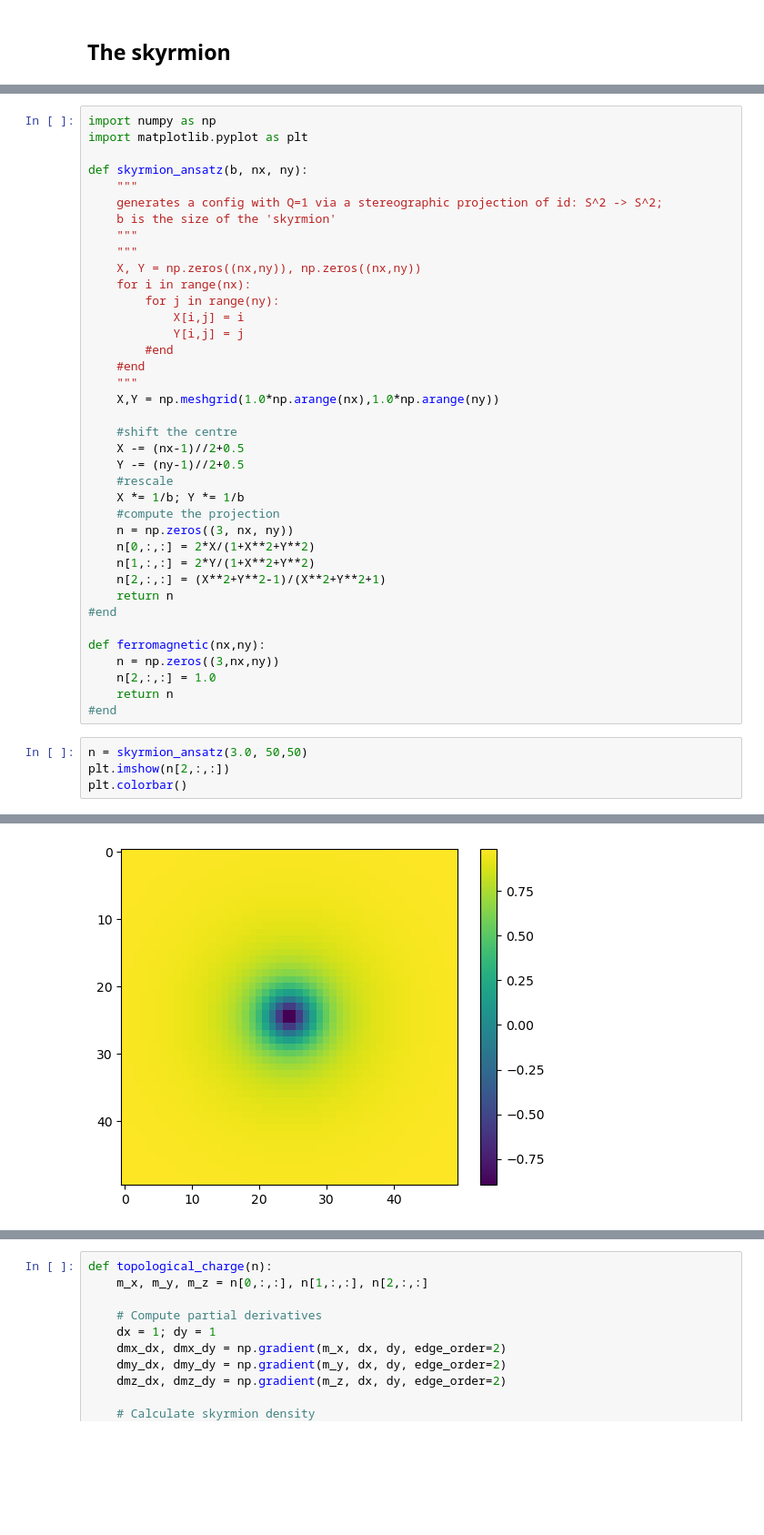
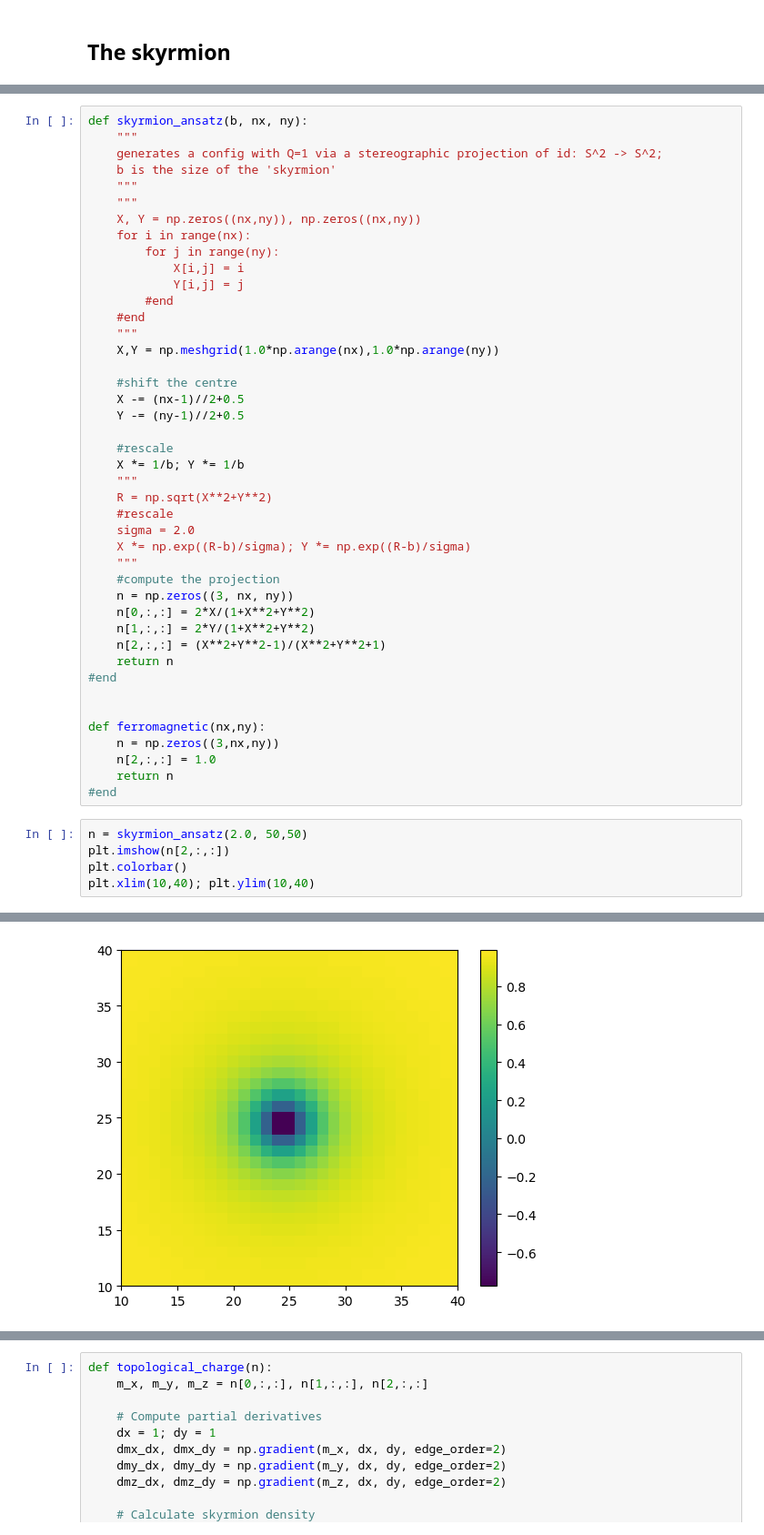
Before and after one commit to jan-chelmecki/skyrmion-tunnelling, a Jupyter notebook: instanton.ipynb, the cells around one changed output, grey strips where cells are left out. Shown at 91% size. Cells and saved outputs as stored; diff of their text form; blank space fills up the shorter version.

```diff
--- a/instanton.ipynb
+++ b/instanton.ipynb
@@ -5,7 +60,4 @@
 # %%
-import numpy as np
-import matplotlib.pyplot as plt
-
 def skyrmion_ansatz(b, nx, ny):
     """
     generates a config with Q=1 via a stereographic projection of id: S^2 -> S^2;
@@ -25,8 +77,15 @@ def skyrmion_ansatz(b, nx, ny):
     #shift the centre
     X -= (nx-1)//2+0.5
     Y -= (ny-1)//2+0.5
+
     #rescale
     X *= 1/b; Y *= 1/b
+    """
+    R = np.sqrt(X**2+Y**2)
+    #rescale
+    sigma = 2.0
+    X *= np.exp((R-b)/sigma); Y *= np.exp((R-b)/sigma)
+    """
     #compute the projection
     n = np.zeros((3, nx, ny))
     n[0,:,:] = 2*X/(1+X**2+Y**2)
@@ -35,13 +94,15 @@ def skyrmion_ansatz(b, nx, ny):
     return n
 #end
 
+
 def ferromagnetic(nx,ny):
     n = np.zeros((3,nx,ny))
     n[2,:,:] = 1.0
     return n
 #end
 # %%
-n = skyrmion_ansatz(3.0, 50,50)
+n = skyrmion_ansatz(2.0, 50,50)
 plt.imshow(n[2,:,:])
 plt.colorbar()
+plt.xlim(10,40); plt.ylim(10,40)
 # %% [output]
@@ -49 +110 @@ plt.colorbar()
-[figure, old version]
+[figure, new version]
```
Also changed, not shown: parts of 24 cells of this notebook.
